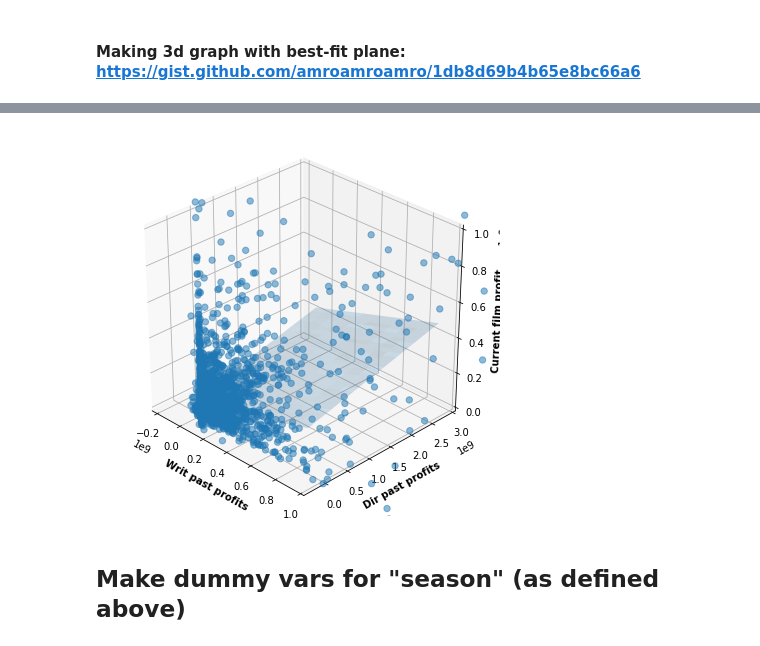
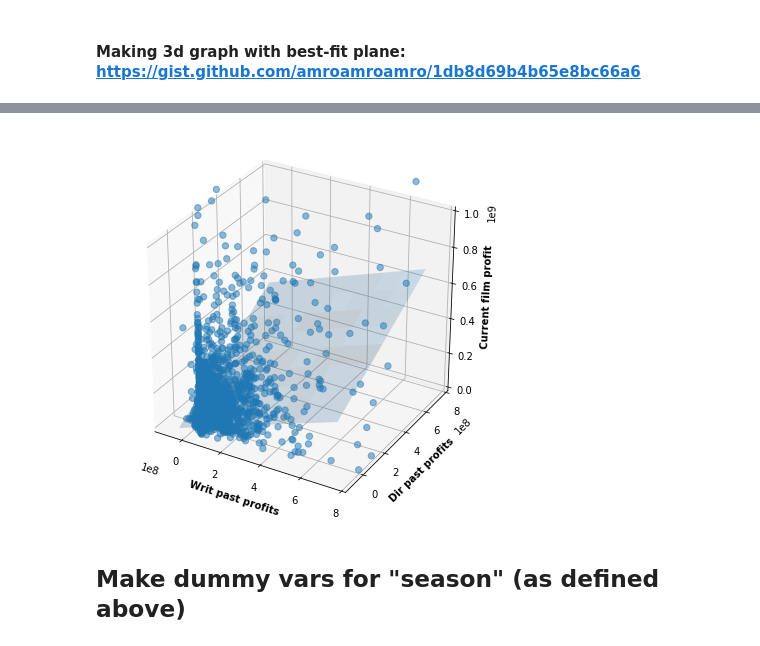
Before and after one commit to ryanlrappa/film-profit-prediction, a Jupyter notebook: jupyter_notebooks/5_EDA.ipynb, the cells around one changed output, grey strips where cells are left out. Saved outputs shown, nothing was run; the diff lists cells and outputs as text; code cells hidden in the pictures.

```diff
--- a/jupyter_notebooks/5_EDA.ipynb
+++ b/jupyter_notebooks/5_EDA.ipynb
@@ -118,5 +120,5 @@ df[df['writ_prof'] == 0].count();
 # %%
-df['cast_dir_avg_prof'] = (df['cast_prof'] + df['dir_prof'])/2
+df['cast_dir_avg_rev'] = (df['cast_rev'] + df['dir_rev'])/2
 # %%
-df['adj_budget'] = df['cast_dir_avg_prof'] - df['budget']
+df['adj_budget'] = df['cast_dir_avg_rev'] - df['budget']
 # %% [markdown]
@@ -221,13 +234,15 @@ data = np.column_stack((x,y,z))
 option = 2
 #option 1 -- for use with full axes:
 if option == 1:
-    X,Y = np.meshgrid(np.arange(-83372628, 2649903959, 100000000), np.arange(-79627709, 6490889213, 100000000))
+    X,Y = np.meshgrid(np.arange(-74000000, 870000000, 100000000), np.arange(-79000000, 1000000000, 100000000))
 #option 2 -- scaled axes:
 if option == 2:
-    right_lim = 1000000000  #x axis limit
-    top_lim = 3000000000  #y axis limit
+    left_lim = -70000000  # x axis limit
+    right_lim = 800000000  #x axis limit
+    bottom_lim = -70000000  # y axis limit
+    top_lim = 800000000  #y axis limit
     z_lim = 1000000000
-    X,Y = np.meshgrid(np.arange(-83372628, right_lim, 100000000), np.arange(-79627709, top_lim, 100000000))
+    X,Y = np.meshgrid(np.arange(left_lim, right_lim, 100000000), np.arange(bottom_lim, top_lim, 100000000))
 
 XX = X.flatten()
 YY = Y.flatten()
@@ -247,35 +262,35 @@ if order == 1:
 elif order == 2:
     # best-fit quadratic curve
     A = np.c_[np.ones(data.shape[0]), data[:,:2], np.prod(data[:,:2], axis=1), data[:,:2]**2]
     C,_,_,_ = scipy.linalg.lstsq(A, data[:,2])
 
     # evaluate it on a grid
     Z = np.dot(np.c_[np.ones(XX.shape), XX, YY, XX*YY, XX**2, YY**2], C).reshape(X.shape)
 
 # plot points and fitted surface
 fig = plt.figure(figsize=(7,7))
 ax = fig.add_subplot(111, projection='3d')
 
 ax.plot_surface(X, Y, Z, rstride=1, cstride=1, alpha=0.2)#, color=[0,1,0], cmap=cm.Wistia)
 ax.scatter(data[:,0], data[:,1], data[:,2], alpha=0.5, s=40)
 ax.set_xlabel('Writ past profits', fontweight='bold')
 ax.set_ylabel('Dir past profits', fontweight='bold')
 ax.set_zlabel('Current film profit', fontweight='bold')
 ax.axis('equal')
 ax.axis('tight')
 
 # optional (see option 2 above for settings): scaling axes
 ax.set_xlim(right=right_lim)
 ax.set_ylim(top=top_lim)
 ax.set_zlim(0, z_lim)
 
-ax.view_init(30, 315)  #option to view plot at custom angles. (30, 315) is nice
+# ax.view_init(30, 315)  #option to view plot at custom angles. (30, 315) is nice
 
 plt.show()
 
 #also try this with scaled data, not just scaled axes
 # %% [output]
-[figure, old version]
+[figure, new version]
 # %% [markdown]
 ## Make dummy vars for "season" (as defined above)
 # %%
```
Also changed, not shown: parts of 19 cells of this notebook, 2 other files.
